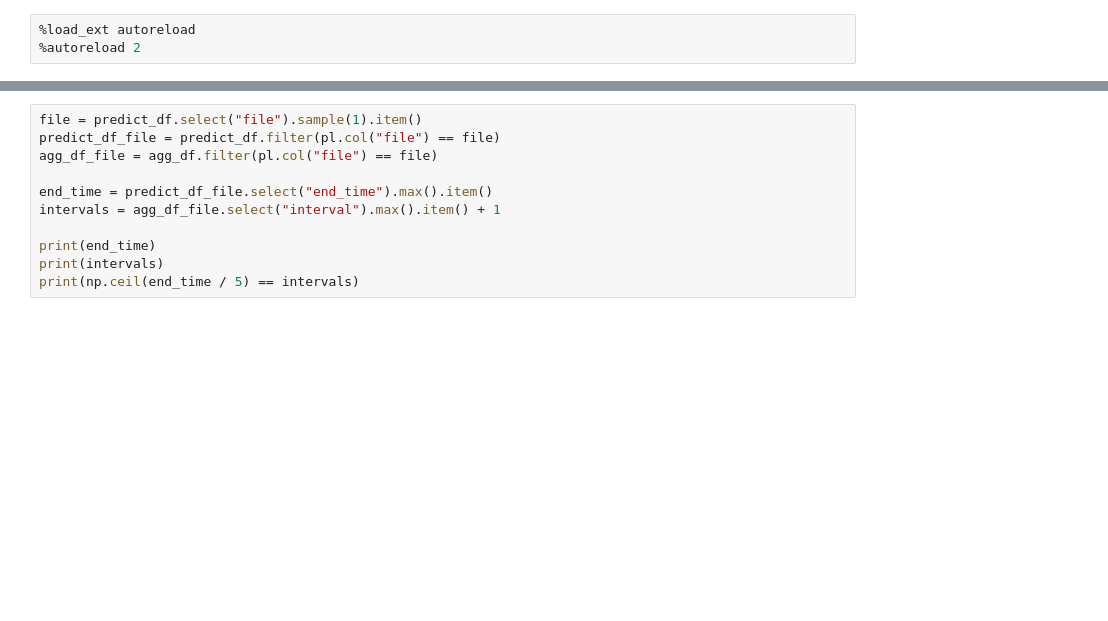
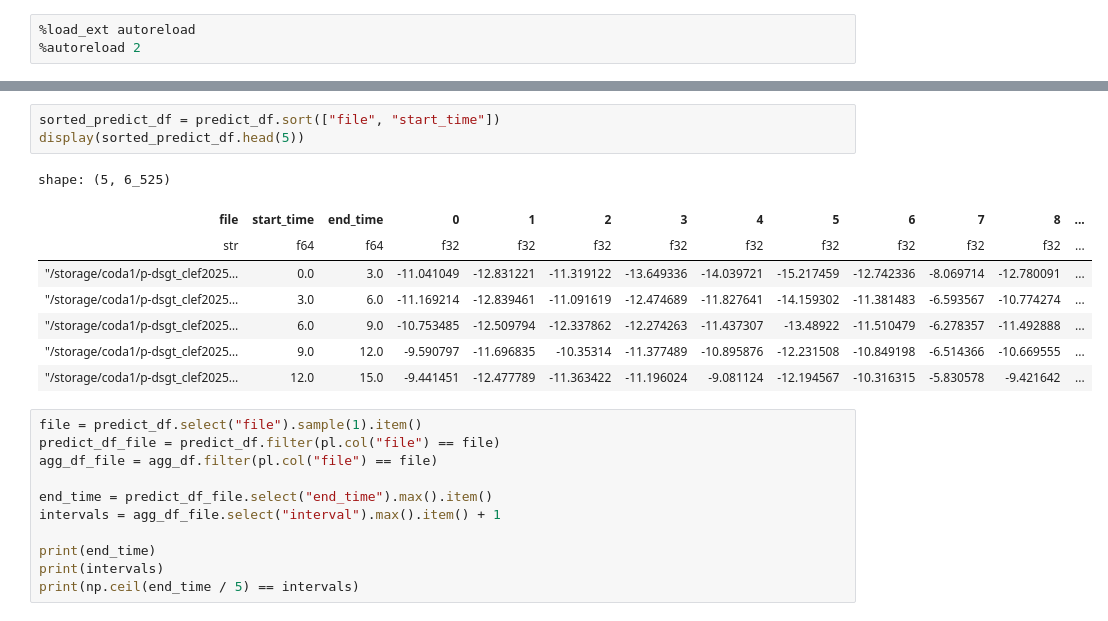
Before and after one commit to dsgt-arc/birdclef-2025, a Jupyter notebook: notebooks/modeling/20250613-ac-validate-aggregation.ipynb, the cells around one changed output, grey strips where cells are left out. Cells and saved outputs as stored; diff of their text form; blank space fills up the shorter version.

```diff
--- a/notebooks/modeling/20250613-ac-validate-aggregation.ipynb
+++ b/notebooks/modeling/20250613-ac-validate-aggregation.ipynb
@@ -39,3 +39,15 @@ shape: (5, 335)
+# %%
+sorted_predict_df = predict_df.sort(["file", "start_time"])
+display(sorted_predict_df.head(5))
+# %% [output]
+shape: (5, 6_525)
+| file | start_time | end_time | 0 | 1 | 2 | 3 | 4 | 5 | 6 | 7 | 8 | ... |
+| str | f64 | f64 | f32 | f32 | f32 | f32 | f32 | f32 | f32 | f32 | f32 | ... |
+| "/storage/coda1/p-dsgt_clef2025… | 0.0 | 3.0 | -11.041049 | -12.831221 | -11.319122 | -13.649336 | -14.039721 | -15.217459 | -12.742336 | -8.069714 | -12.780091 | ... |
+| "/storage/coda1/p-dsgt_clef2025… | 3.0 | 6.0 | -11.169214 | -12.839461 | -11.091619 | -12.474689 | -11.827641 | -14.159302 | -11.381483 | -6.593567 | -10.774274 | ... |
+| "/storage/coda1/p-dsgt_clef2025… | 6.0 | 9.0 | -10.753485 | -12.509794 | -12.337862 | -12.274263 | -11.437307 | -13.48922 | -11.510479 | -6.278357 | -11.492888 | ... |
+| "/storage/coda1/p-dsgt_clef2025… | 9.0 | 12.0 | -9.590797 | -11.696835 | -10.35314 | -11.377489 | -10.895876 | -12.231508 | -10.849198 | -6.514366 | -10.669555 | ... |
+| "/storage/coda1/p-dsgt_clef2025… | 12.0 | 15.0 | -9.441451 | -12.477789 | -11.363422 | -11.196024 | -9.081124 | -12.194567 | -10.316315 | -5.830578 | -9.421642 | ... |
 # %%
 file = predict_df.select("file").sample(1).item()
 predict_df_file = predict_df.filter(pl.col("file") == file)
```
Also changed, not shown: parts of 8 cells of this notebook, 6 other files.
